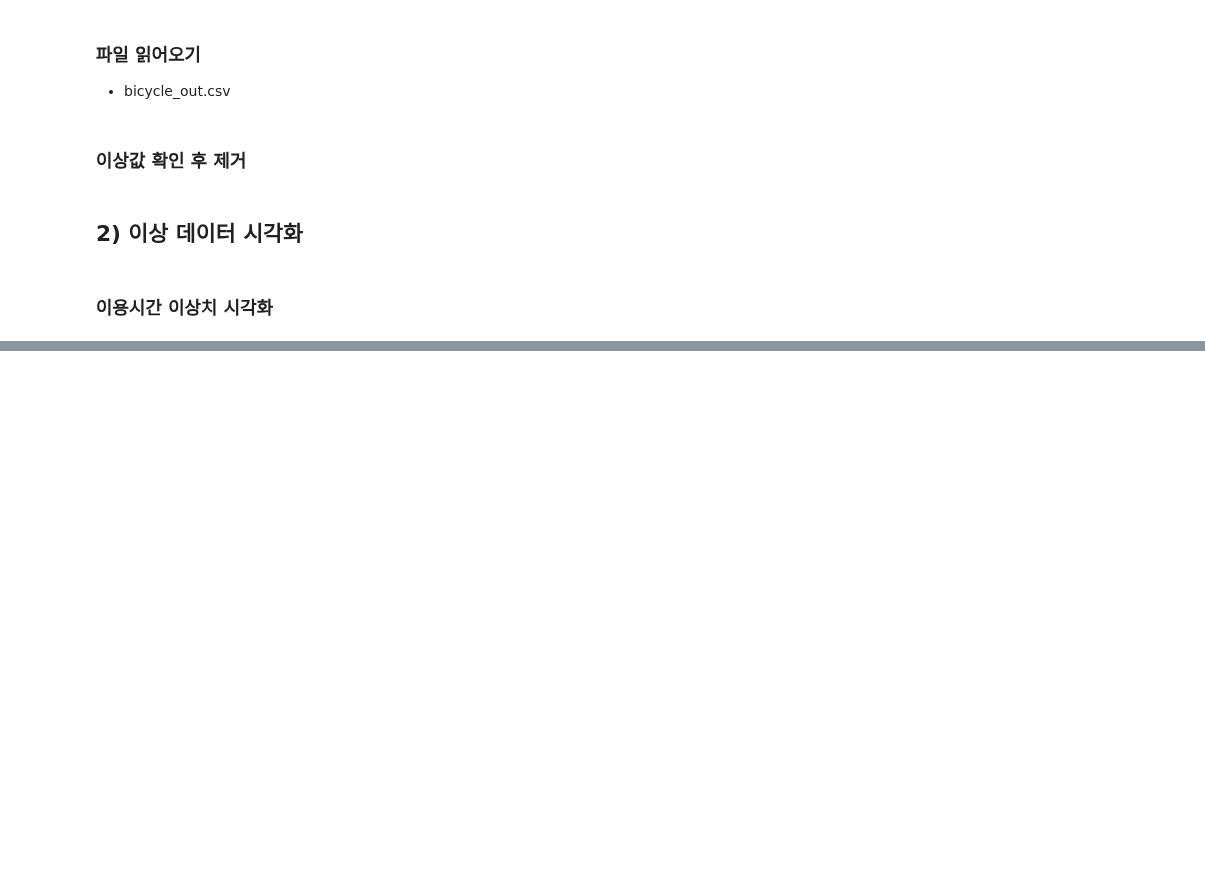
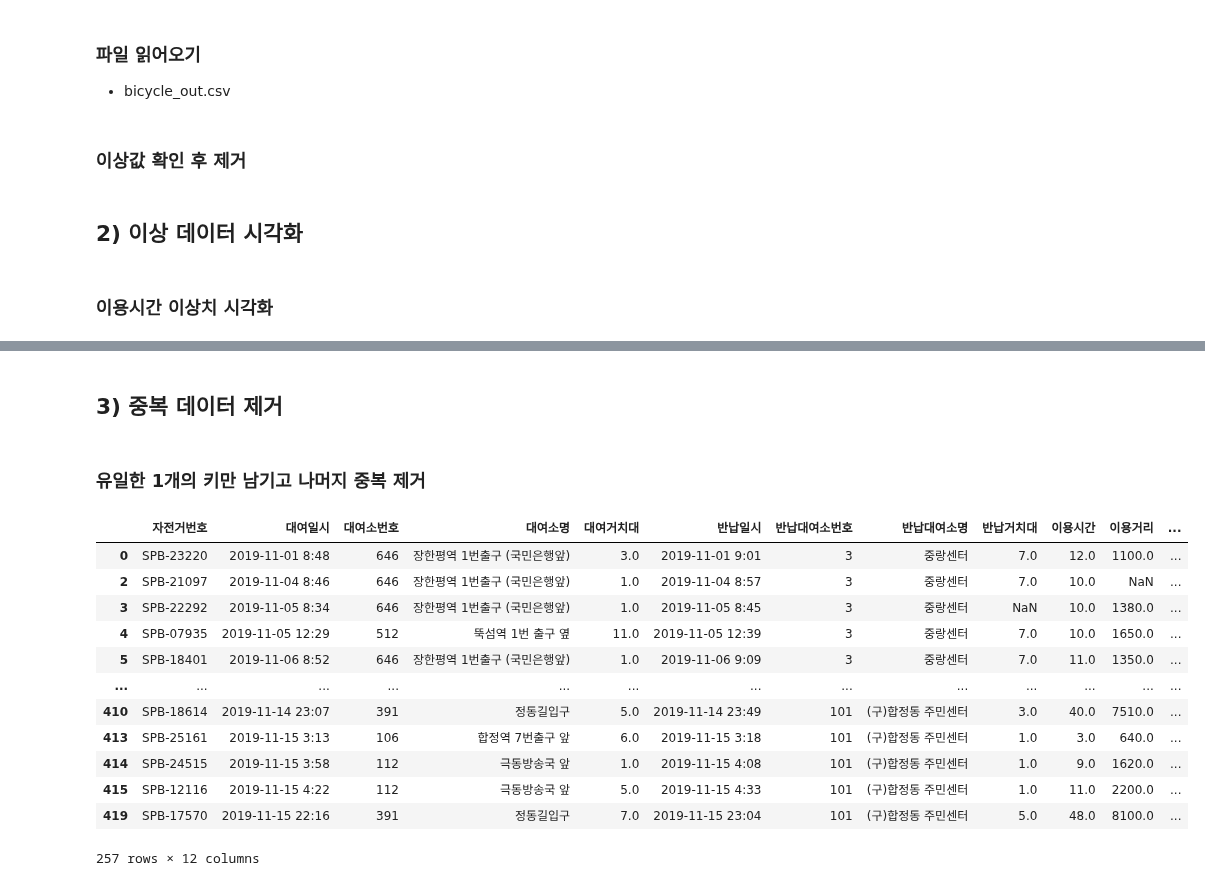
Before and after one commit to hongrolee/Python, a Jupyter notebook: colab/파이썬_중급_데이터_전처리.ipynb, the cells around one changed output, grey strips where cells are left out. Drawn from its saved outputs; the diff is of its cells as text; code cells hidden in the pictures; blank space fills up the shorter version.

Commit message:
Colaboratory를 통해 생성됨

```diff
--- a/colab/파이썬_중급_데이터_전처리.ipynb
+++ b/colab/파이썬_중급_데이터_전처리.ipynb
@@ -100,0 +134,3 @@ NameError: ignored
+# %%
+file_path = '/content/drive/MyDrive/Colab Notebooks/csv/data_preprocessing3.csv'
+df = pd.read_csv(file_path, encoding='cp949')
@@ -100,0 +178,20 @@ NameError: ignored
+# %% [markdown]
+## 3) 중복 데이터 제거
+# %% [markdown]
+### 유일한 1개의 키만 남기고 나머지 중복 제거
+# %%
+df.drop_duplicates(['이용거리'],keep='first')
+# %% [output]
+|  | 자전거번호 | 대여일시 | 대여소번호 | 대여소명 | 대여거치대 | 반납일시 | 반납대여소번호 | 반납대여소명 | 반납거치대 | 이용시간 | 이용거리 | ... |
+| 0 | SPB-23220 | 2019-11-01 8:48 | 646 | 장한평역 1번출구 (국민은행앞) | 3.0 | 2019-11-01 9:01 | 3 | 중랑센터 | 7.0 | 12.0 | 1100.0 | ... |
+| 2 | SPB-21097 | 2019-11-04 8:46 | 646 | 장한평역 1번출구 (국민은행앞) | 1.0 | 2019-11-04 8:57 | 3 | 중랑센터 | 7.0 | 10.0 | NaN | ... |
+| 3 | SPB-22292 | 2019-11-05 8:34 | 646 | 장한평역 1번출구 (국민은행앞) | 1.0 | 2019-11-05 8:45 | 3 | 중랑센터 | NaN | 10.0 | 1380.0 | ... |
+| 4 | SPB-07935 | 2019-11-05 12:29 | 512 | 뚝섬역 1번 출구 옆 | 11.0 | 2019-11-05 12:39 | 3 | 중랑센터 | 7.0 | 10.0 | 1650.0 | ... |
+| 5 | SPB-18401 | 2019-11-06 8:52 | 646 | 장한평역 1번출구 (국민은행앞) | 1.0 | 2019-11-06 9:09 | 3 | 중랑센터 | 7.0 | 11.0 | 1350.0 | ... |
+| ... | ... | ... | ... | ... | ... | ... | ... | ... | ... | ... | ... | ... |
+| 410 | SPB-18614 | 2019-11-14 23:07 | 391 | 정동길입구 | 5.0 | 2019-11-14 23:49 | 101 | (구)합정동 주민센터 | 3.0 | 40.0 | 7510.0 | ... |
+| 413 | SPB-25161 | 2019-11-15 3:13 | 106 | 합정역 7번출구 앞 | 6.0 | 2019-11-15 3:18 | 101 | (구)합정동 주민센터 | 1.0 | 3.0 | 640.0 | ... |
+| 414 | SPB-24515 | 2019-11-15 3:58 | 112 | 극동방송국 앞 | 1.0 | 2019-11-15 4:08 | 101 | (구)합정동 주민센터 | 1.0 | 9.0 | 1620.0 | ... |
+| 415 | SPB-12116 | 2019-11-15 4:22 | 112 | 극동방송국 앞 | 5.0 | 2019-11-15 4:33 | 101 | (구)합정동 주민센터 | 1.0 | 11.0 | 2200.0 | ... |
+| 419 | SPB-17570 | 2019-11-15 22:16 | 391 | 정동길입구 | 7.0 | 2019-11-15 23:04 | 101 | (구)합정동 주민센터 | 5.0 | 48.0 | 8100.0 | ... |
+257 rows × 12 columns
```
Also changed, not shown: parts of 15 cells of this notebook.
